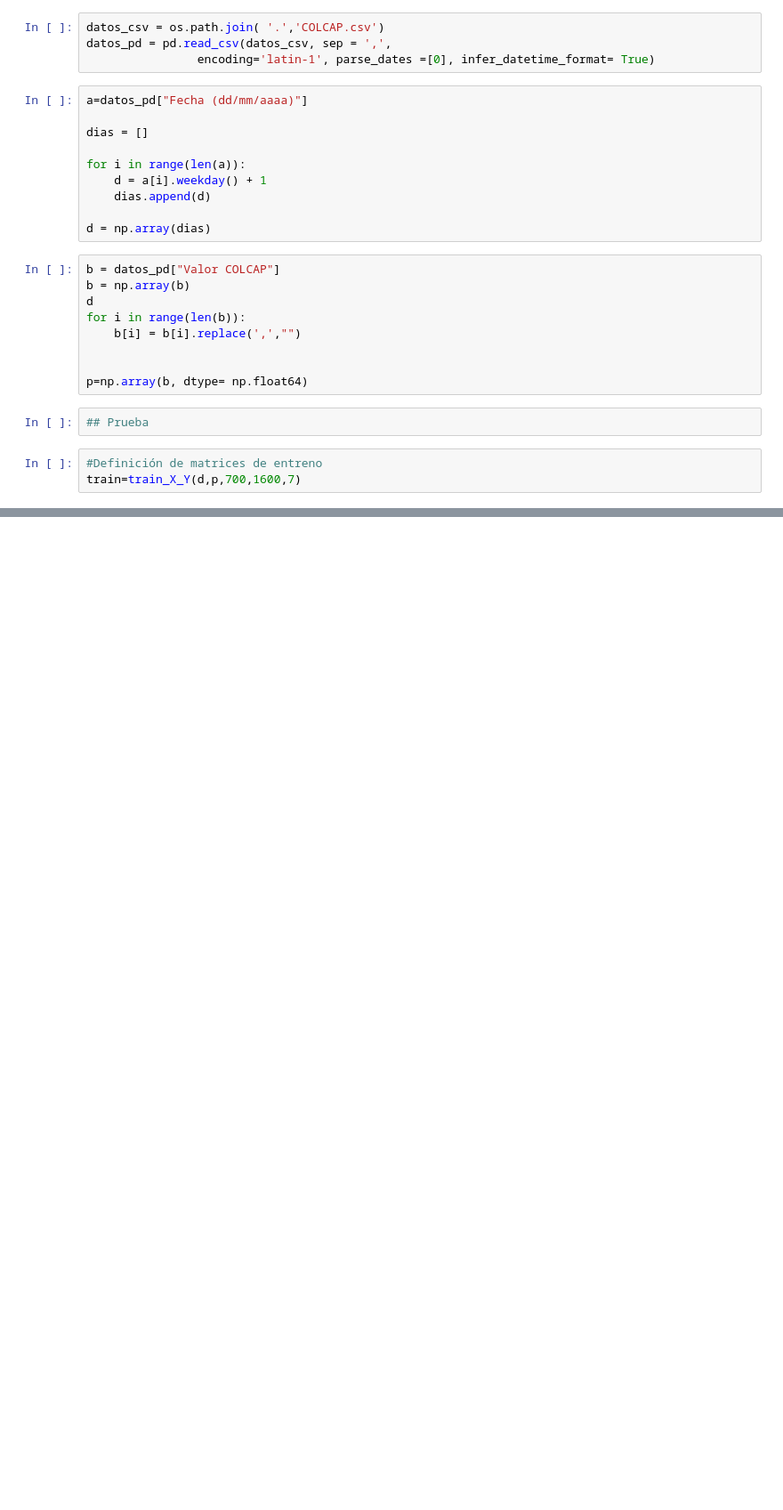
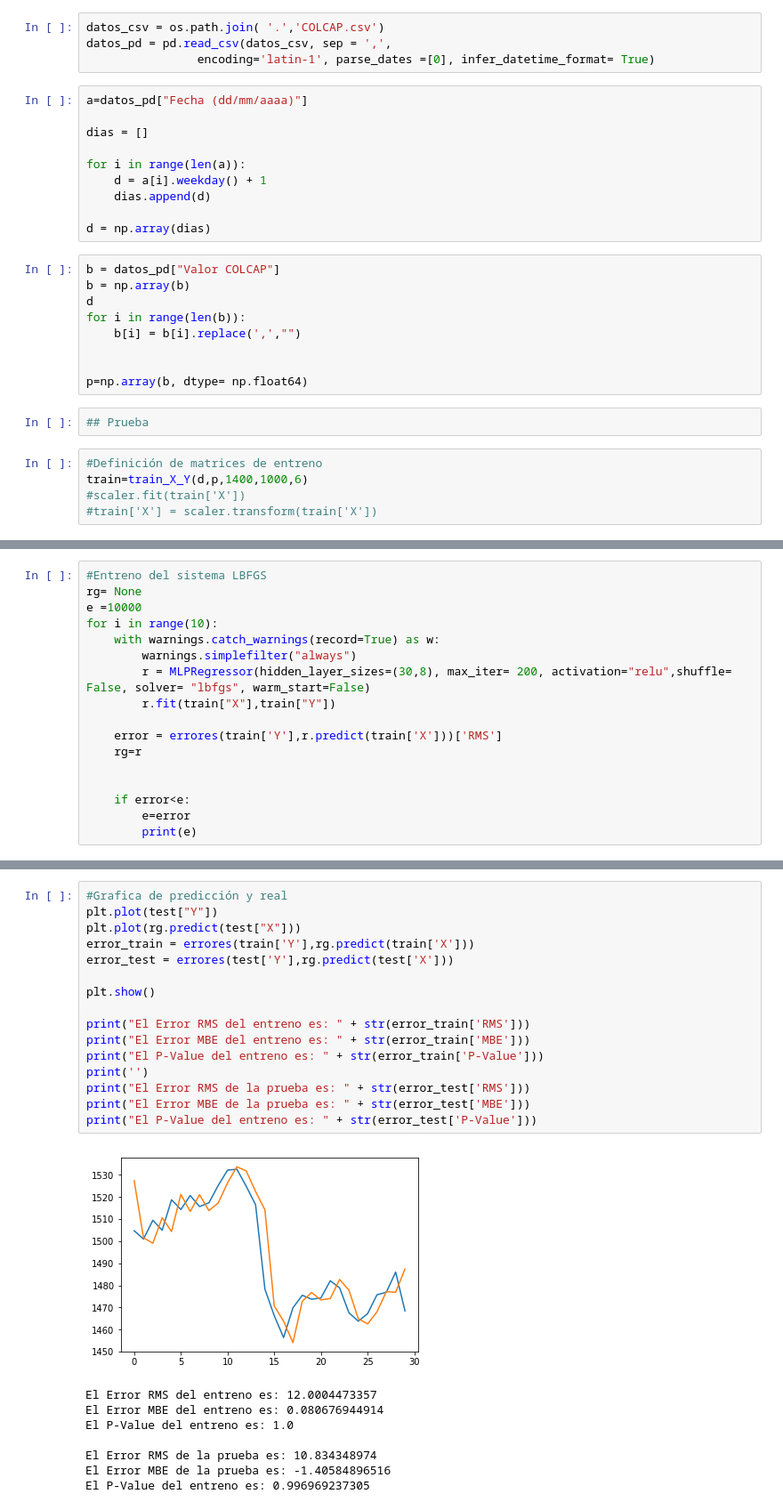
Before and after one commit to jcsolarte10/herramientas_computacionales, a Jupyter notebook: Proyecto/Intento 1.ipynb, the cells around one changed output, grey strips where cells are left out. Shown at 89% size. Cells and saved outputs as stored; diff of their text form; blank space fills up the shorter version.

```diff
--- a/Proyecto/Intento 1.ipynb
+++ b/Proyecto/Intento 1.ipynb
@@ -78,6 +96,8 @@ p=np.array(b, dtype= np.float64)
 ## Prueba
 # %%
 #Definición de matrices de entreno
-train=train_X_Y(d,p,700,1600,7)
+train=train_X_Y(d,p,1400,1000,6)
+#scaler.fit(train['X'])
+#train['X'] = scaler.transform(train['X'])
 # %%
 #Definición de matrices de prueba
@@ -174,0 +167,17 @@ for k in range(50):
+# %%
+#Entreno del sistema LBFGS
+rg= None
+e =10000
+for i in range(10):
+    with warnings.catch_warnings(record=True) as w:
+        warnings.simplefilter("always")
+        r = MLPRegressor(hidden_layer_sizes=(30,8), max_iter= 200, activation="relu",shuffle= False, solver= "lbfgs", warm_start=False)
+        r.fit(train["X"],train["Y"])
+
+    error = errores(train['Y'],r.predict(train['X']))['RMS']
+    rg=r
+
+
+    if error<e:
+        e=error
+        print(e)
@@ -174,0 +193,25 @@ for k in range(50):
+# %%
+#Grafica de predicción y real
+plt.plot(test["Y"])
+plt.plot(rg.predict(test["X"]))
+error_train = errores(train['Y'],rg.predict(train['X']))
+error_test = errores(test['Y'],rg.predict(test['X']))
+
+plt.show()
+
+print("El Error RMS del entreno es: " + str(error_train['RMS']))
+print("El Error MBE del entreno es: " + str(error_train['MBE']))
+print("El P-Value del entreno es: " + str(error_train['P-Value']))
+print('')
+print("El Error RMS de la prueba es: " + str(error_test['RMS']))
+print("El Error MBE de la prueba es: " + str(error_test['MBE']))
+print("El P-Value del entreno es: " + str(error_test['P-Value']))
+# %% [output]
+[figure, added]
+El Error RMS del entreno es: 12.0004473357
+El Error MBE del entreno es: 0.080676944914
+El P-Value del entreno es: 1.0
+
+El Error RMS de la prueba es: 10.834348974
+El Error MBE de la prueba es: -1.40584896516
+El P-Value del entreno es: 0.996969237305
```
Also changed, not shown: parts of 18 cells of this notebook, 2 other files.
